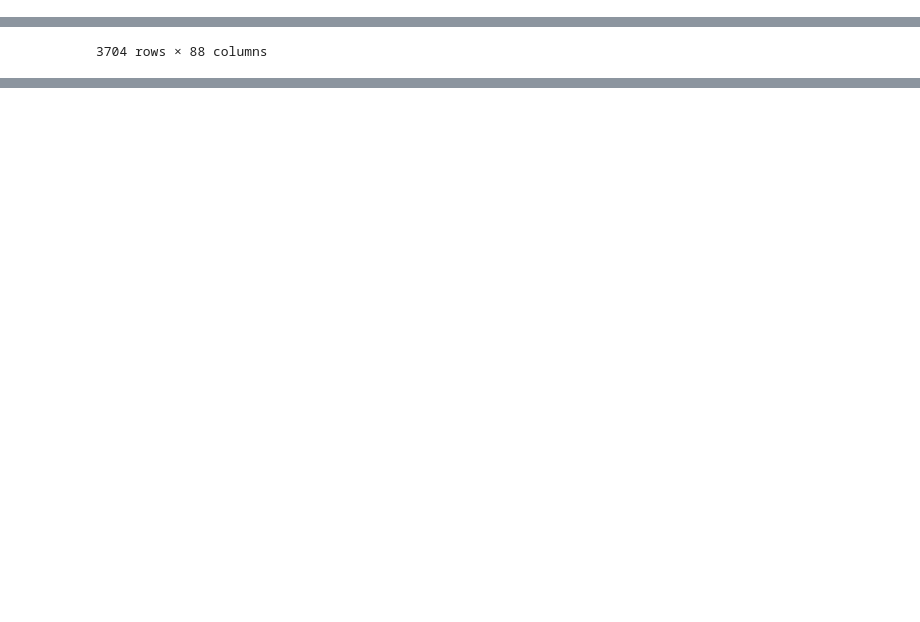
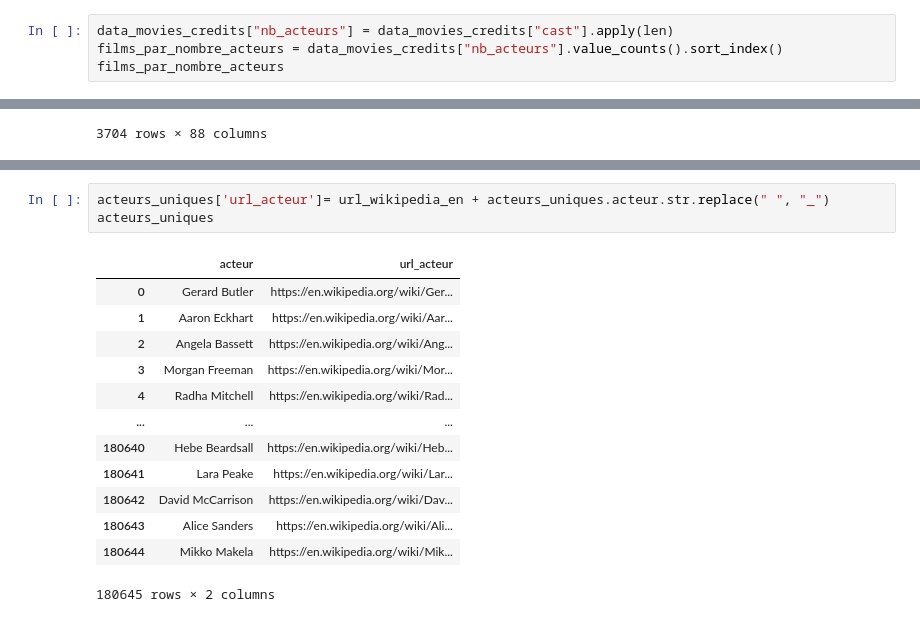
Before and after one commit to mlepennec-ensae/formation_cepe, a Jupyter notebook: Projet/donnees_projet.ipynb, the cells around one changed output, grey strips where cells are left out. Saved outputs shown, nothing was run; the diff lists cells and outputs as text; blank space fills up the shorter version.

```diff
--- a/Projet/donnees_projet.ipynb
+++ b/Projet/donnees_projet.ipynb
@@ -332,3 +332,7 @@ data_movies_credits = data_movies_credits.dropna(subset= ['cast'])
 
 data_movies_credits['cast'] = data_movies_credits['cast'].apply(ast.literal_eval)
 data_movies_credits['crew'] = data_movies_credits['crew'].apply(ast.literal_eval)
+# %%
+data_movies_credits["nb_acteurs"] = data_movies_credits["cast"].apply(len)
+films_par_nombre_acteurs = data_movies_credits["nb_acteurs"].value_counts().sort_index()
+films_par_nombre_acteurs
@@ -663,0 +674,17 @@ Name: count, Length: 1819, dtype: int64
+# %%
+acteurs_uniques['url_acteur']= url_wikipedia_en + acteurs_uniques.acteur.str.replace(" ", "_")
+acteurs_uniques
+# %% [output]
+|  | acteur | url_acteur |
+| 0 | Gerard Butler | https://en.wikipedia.org/wiki/Ger... |
+| 1 | Aaron Eckhart | https://en.wikipedia.org/wiki/Aar... |
+| 2 | Angela Bassett | https://en.wikipedia.org/wiki/Ang... |
+| 3 | Morgan Freeman | https://en.wikipedia.org/wiki/Mor... |
+| 4 | Radha Mitchell | https://en.wikipedia.org/wiki/Rad... |
+| ... | ... | ... |
+| 180640 | Hebe Beardsall | https://en.wikipedia.org/wiki/Heb... |
+| 180641 | Lara Peake | https://en.wikipedia.org/wiki/Lar... |
+| 180642 | David McCarrison | https://en.wikipedia.org/wiki/Dav... |
+| 180643 | Alice Sanders | https://en.wikipedia.org/wiki/Ali... |
+| 180644 | Mikko Makela | https://en.wikipedia.org/wiki/Mik... |
+180645 rows × 2 columns
```
Also changed, not shown: parts of 19 cells of this notebook.
